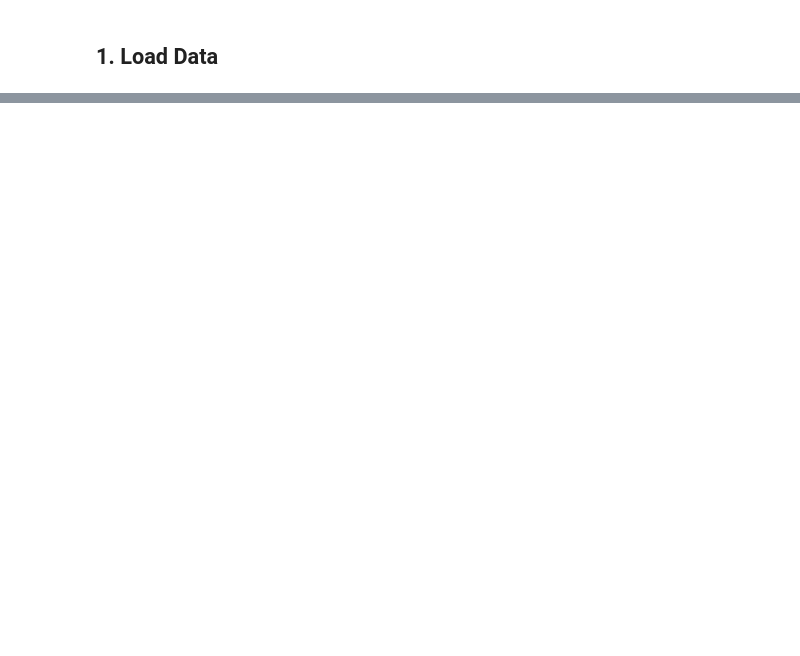
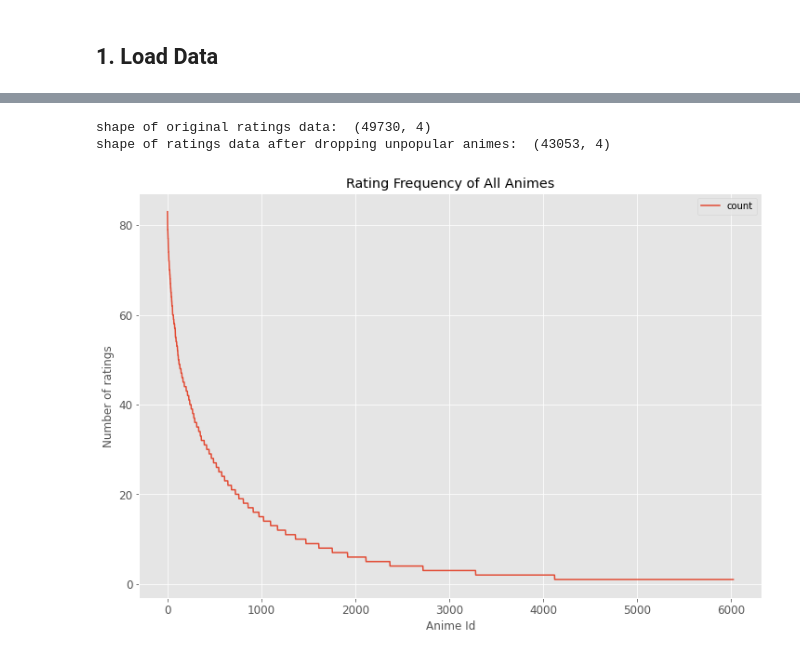
Before and after one commit to chinmaya-s/Codagami_Anime_Recommender, a Jupyter notebook: movie_recommendation_using_KNN.ipynb, the cells around one changed output, grey strips where cells are left out. Saved outputs shown, nothing was run; the diff lists cells and outputs as text; code cells hidden in the pictures; blank space fills up the shorter version.

```diff
--- a/movie_recommendation_using_KNN.ipynb
+++ b/movie_recommendation_using_KNN.ipynb
@@ -717,0 +120,24 @@ Use spark's ALS to solve above problems
+# %%
+# get rating frequency
+df_animes_cnt = pd.DataFrame(df_ratings.groupby('anime_id').size(), columns=['count'])
+ax = df_animes_cnt \
+    .sort_values('count', ascending=False) \
+    .reset_index(drop=True) \
+    .plot(
+        figsize=(12, 8),
+        title='Rating Frequency of All Animes',
+        fontsize=12
+    )
+ax.set_xlabel("Anime Id")
+ax.set_ylabel("Number of ratings")
+ax.get_figure().savefig('outputs/Rating_Frequency_of_Animes.jpeg')
+# filter data
+popularity_thres = 5
+popular_animes = list(set(df_animes_cnt.query('count >= @popularity_thres').index))
+df_ratings_drop_animes = df_ratings[df_ratings.anime_id.isin(popular_animes)]
+print('shape of original ratings data: ', df_ratings.shape)
+print('shape of ratings data after dropping unpopular animes: ', df_ratings_drop_animes.shape)
+# %% [output]
+shape of original ratings data:  (49730, 4)
+shape of ratings data after dropping unpopular animes:  (43053, 4)
+[figure, added]
```
Also changed, not shown: parts of 82 cells of this notebook, 8 other files.
